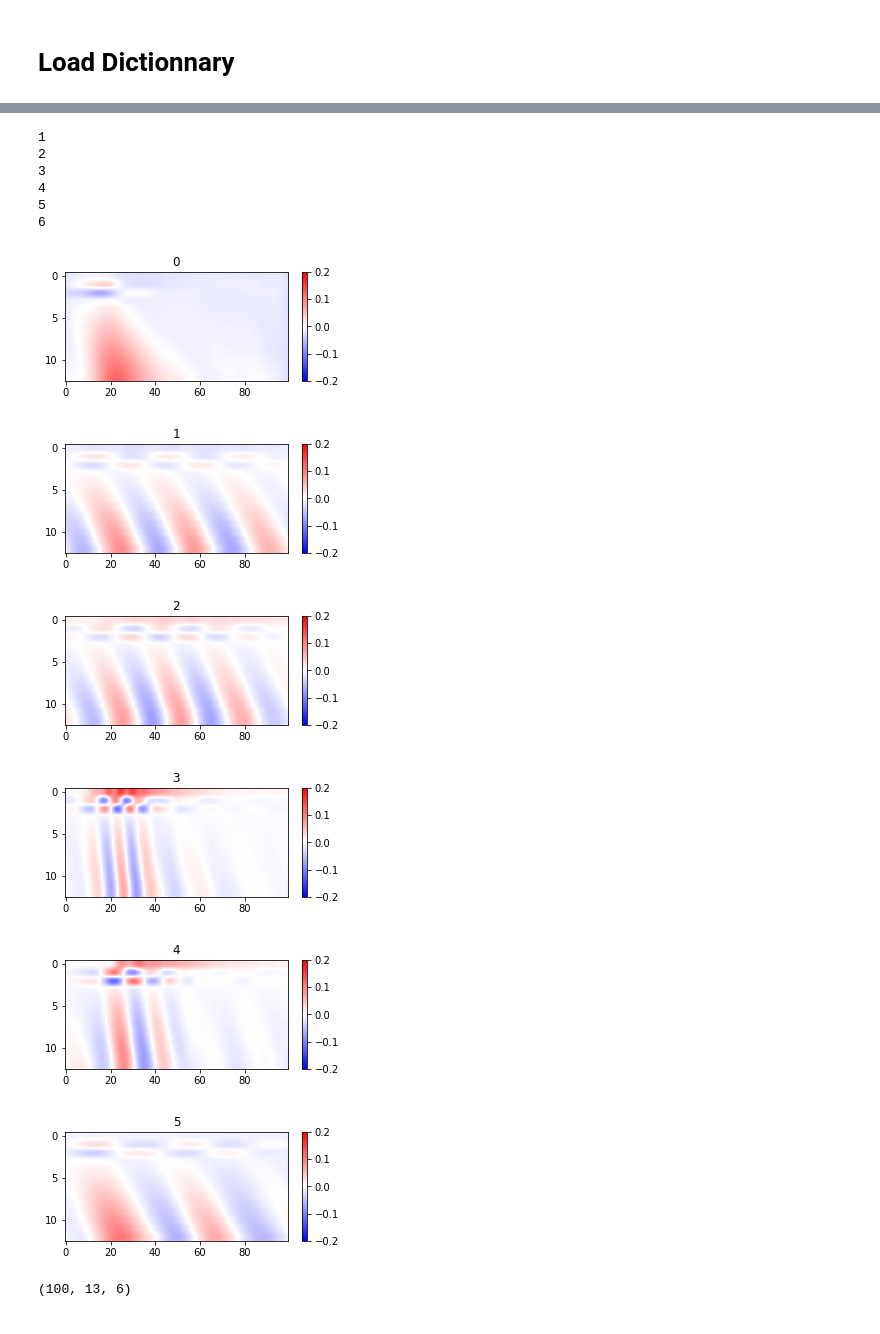
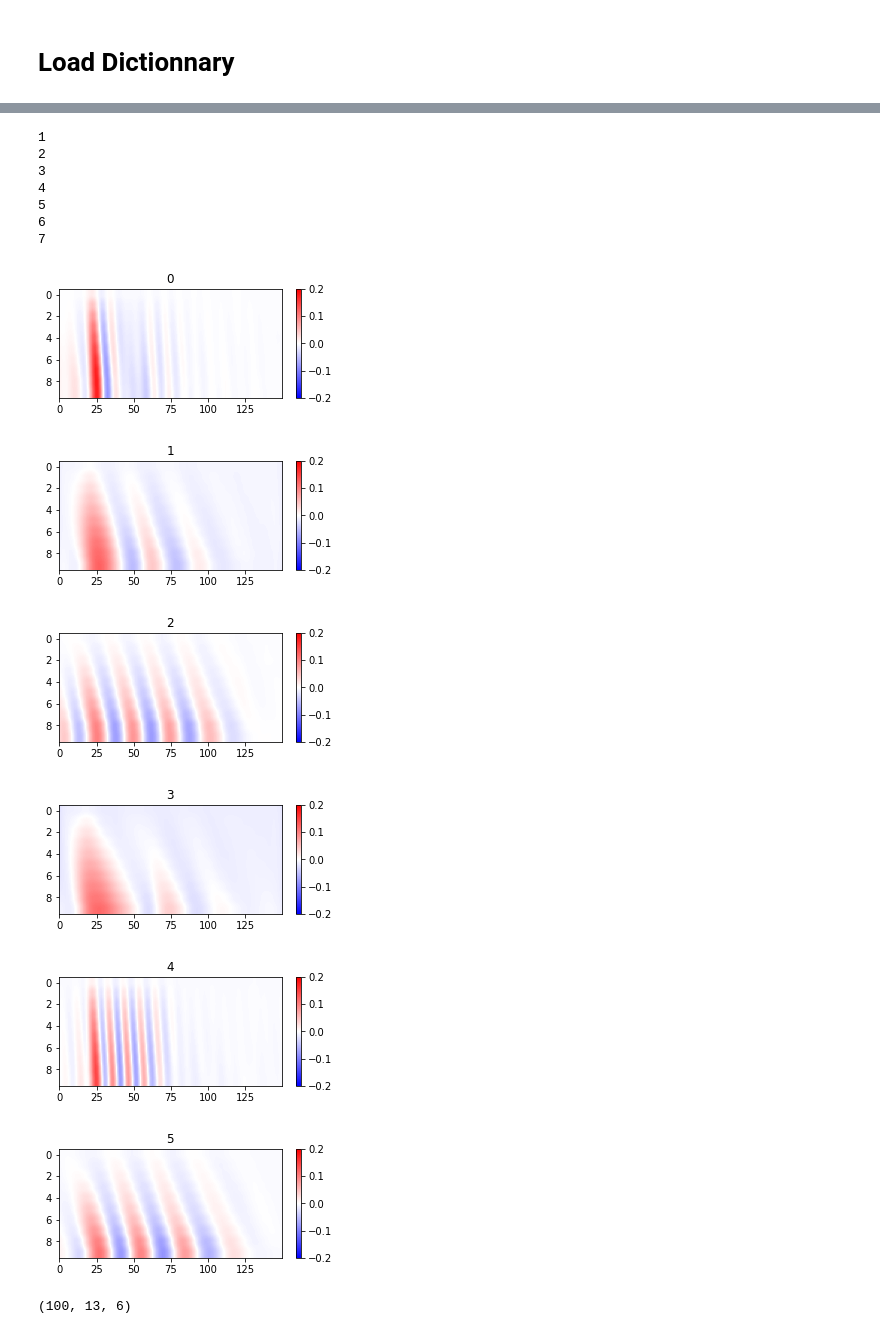
Before and after one commit to orger-lab/megabouts, a Jupyter notebook: megabouts/dictionary_learning/BenchmarkingDictrionary.ipynb, the cells around one changed output, grey strips where cells are left out. Drawn from its saved outputs; the diff is of its cells as text; code cells hidden in the pictures.

```diff
--- a/megabouts/dictionary_learning/BenchmarkingDictrionary.ipynb
+++ b/megabouts/dictionary_learning/BenchmarkingDictrionary.ipynb
@@ -15,7 +15,7 @@ import pandas as pd
 import matplotlib.pyplot as plt
 import matplotlib.gridspec as gridspec
 # %%
-strain = 'Danionella'
+strain = 'Giant'
 # %% [markdown]
 # Load Dictionnary
 # %%
@@ -36,16 +36,16 @@ plt.show()
 # %%
 # Save Dict
-strain='Danionella'
+strain='Giant'
 import pickle
 Atoms_Dataset={}
-for num_atoms in range(1,7):
+for num_atoms in range(1,8):
     print(num_atoms)
     if platform.system()=='Linux':
         folder = '/mnt/d/ResultCatchAllBouts3/'+strain+ '/'
     else:
         folder = 'D:/ResultCatchAllBouts3/'+strain+ '/'
     filename=os.path.join(folder,'strain_'+ strain +'_atoms_'+str(num_atoms)+'_Atoms_Dataset.pickle')
-    Atoms_Dataset[num_atoms]= pickle.load( open(filename, "rb" ) )
+    Atoms_Dataset[num_atoms]= pickle.load( open(filename, "rb" ) )['D']
 # %% [output]
 1
 2
@@ -53,3 +53,4 @@ for num_atoms in range(1,7):
 4
 5
 6
+7
@@ -56,18 +61,18 @@ for num_atoms in range(1,7):
 # %%
-D = Atoms_Dataset[6]['D']
+D = Atoms_Dataset[6]
 for i in range(D.shape[-1]):
     plt.figure(figsize=(5,2))
     plt.title(str(i))
     plt.imshow(D[:,:,i].T,aspect='auto',vmin=-0.2,vmax=0.2,cmap='bwr')
     plt.colorbar()
     plt.show()
 # %% [output]
-[figure, old version]
+[figure, new version]
-[figure, old version]
+[figure, new version]
-[figure, old version]
+[figure, new version]
-[figure, old version]
+[figure, new version]
-[figure, old version]
+[figure, new version]
-[figure, old version]
+[figure, new version]
 # %%
 D.shape
 # %% [output]
```
Also changed, not shown: parts of 3 cells of this notebook, 3 other files.
